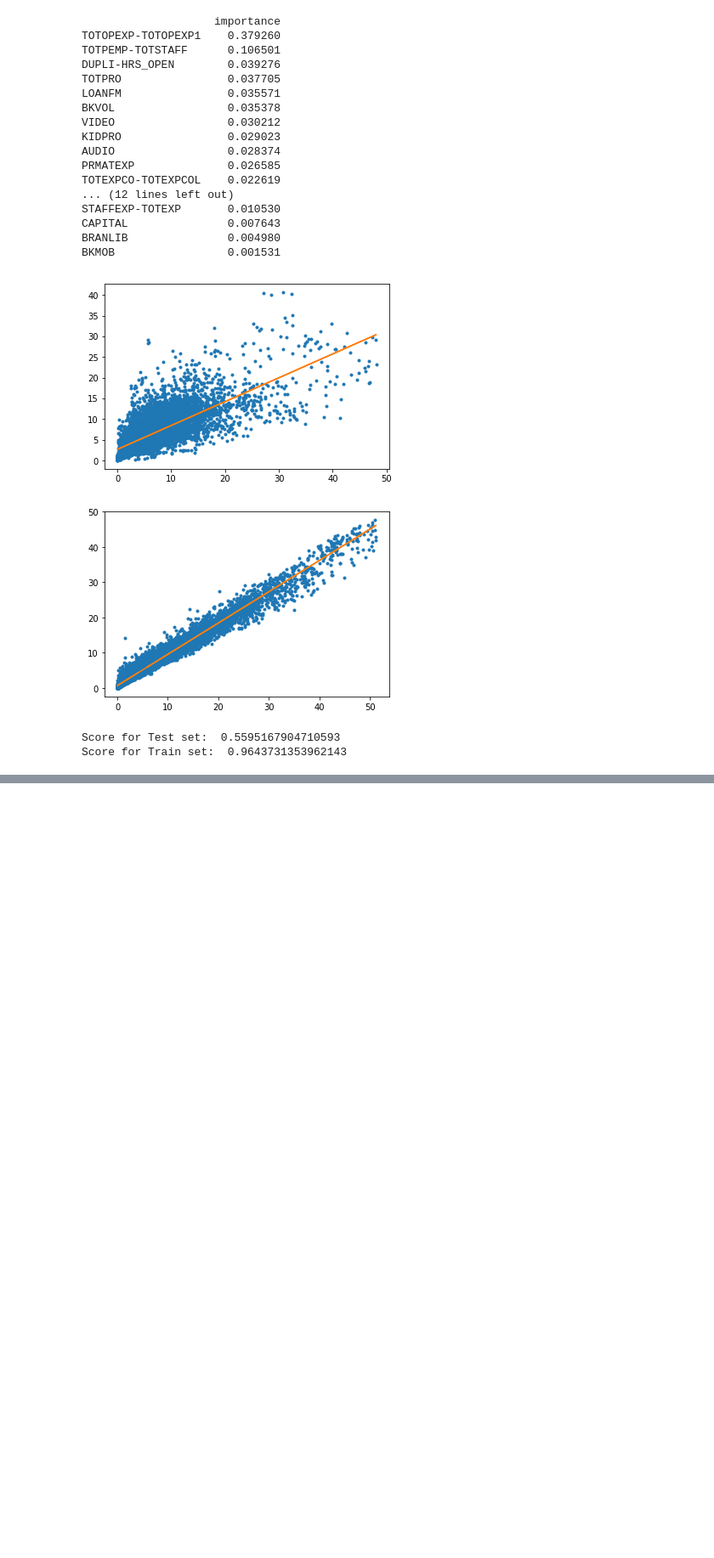
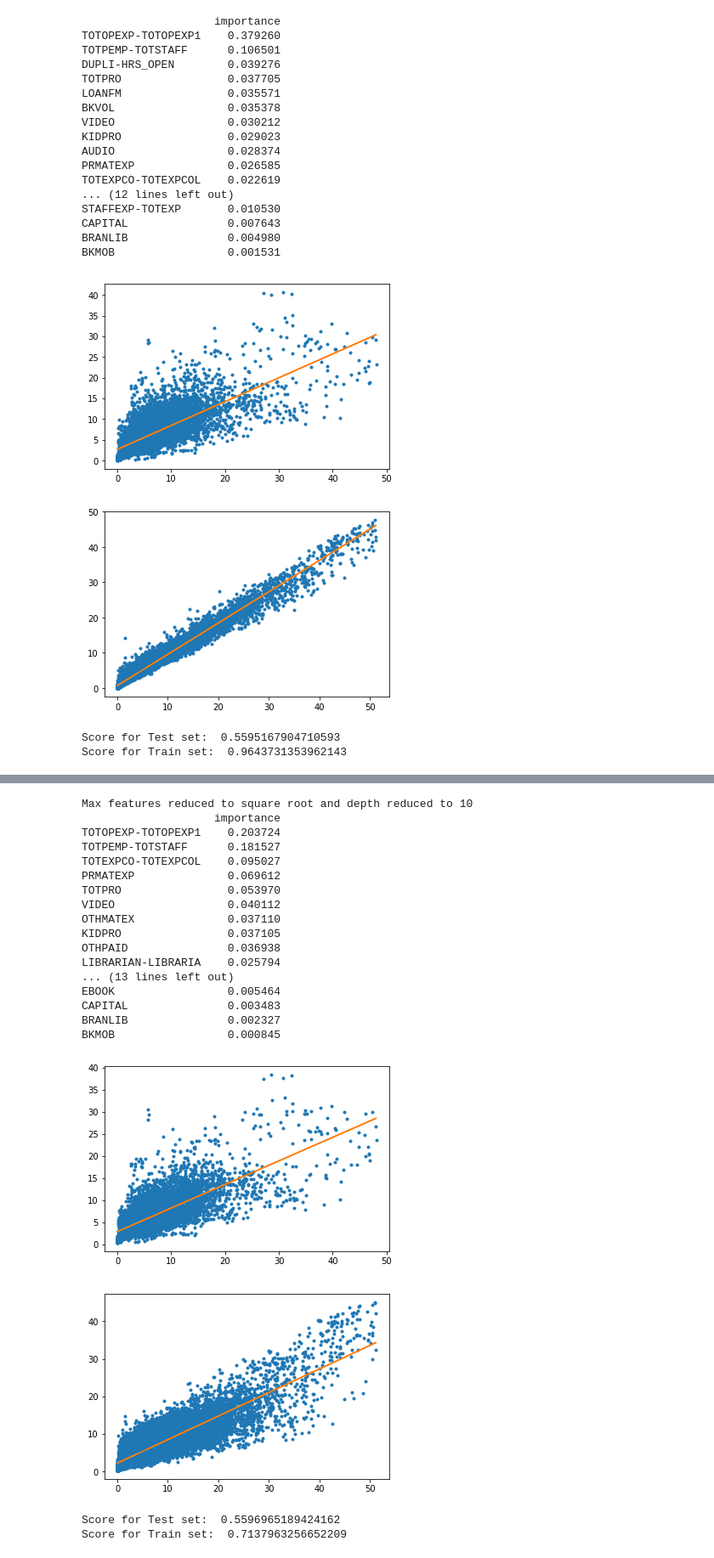
Before and after one commit to olgabane/Insight2019_LibraryProject, a Jupyter notebook: Library_Week3_Notebook8_RFContinuation.ipynb, the cells around one changed output, grey strips where cells are left out. Shown at 85% size. Drawn from its saved outputs; the diff is of its cells as text; code cells hidden in the pictures; blank space fills up the shorter version.

```diff
--- a/Library_Week3_Notebook8_RFContinuation.ipynb
+++ b/Library_Week3_Notebook8_RFContinuation.ipynb
@@ -419,7 +419,7 @@ Concat201116_INCOMPLETECOLSDEL2.columns
 #Delete 'AUDIO_DL', 'AUDIO_PH'
 Concat201116_INCOMPLETECOLSDEL3 = Concat201116_INCOMPLETECOLSDEL2.drop(columns = ['AUDIO_DL', 'AUDIO_PH'])
 #Put 'ADDRESS', 'ATTEND-VISITS', 'CITY', 'CNTY', 'FSCSKEY', 'LIBNAME' in dif DF
-Location_Detail_DF = Concat201116_INCOMPLETECOLSDEL2[['ADDRESS', 'ATTEND-VISITS', 'CITY', 'CNTY', 'FSCSKEY', 'LIBNAME']]
+Location_Detail_DF = Concat201116_INCOMPLETECOLSDEL2[['ADDRESS', 'ATTEND-VISITS', 'CITY', 'CNTY', 'STABR', 'FSCSKEY', 'LIBNAME']]
 
 #NOW delete from concatDF
 Concat201116_INCOMPLETECOLSDEL4 = Concat201116_INCOMPLETECOLSDEL3.drop(columns = ['ADDRESS', 'ATTEND-VISITS', 'CITY', 'CNTY', 'FSCSKEY', 'LIBNAME'])
@@ -542,14 +449,0 @@ Number of outliers: 56
-# %%
-#divide everything by population
-ReducedDF_noNaN_noSpace_DropOutliers_POPDIV = copy.deepcopy(ReducedDF_noNaN_noSpace_DropOutliers)
-
-cols_to_divide_by_pop = ['BENEFIT','BKMOB','BKVOL','BRANLIB','CAPITAL','CAP_REV','CENTLIB','EBOOK','ELMATEXP',
- 'FCAP_REV','KIDPRO','LIBRARIAN-LIBRARIA','LOANFM','LOANTO','LOCGVT','MASTER',
- 'OCAP_REV','OTHINCM','OTHMATEX','OTHOPEXP','OTHPAID',
- 'PRMATEXP','SALARIES','SCAP_REV','STAFFEXP-TOTEXP','STGVT','TOTEXPCO-TOTEXPCOL',
- 'TOTINCM','TOTOPEXP-TOTOPEXP1','TOTPRO','TOTPEMP-TOTSTAFF','YAPRO','AUDIO','VIDEO']
-
-
-for col in cols_to_divide_by_pop:
-    ReducedDF_noNaN_noSpace_DropOutliers_POPDIV[col] = ReducedDF_noNaN_noSpace_DropOutliers_POPDIV[col].astype(float)
-    ReducedDF_noNaN_noSpace_DropOutliers_POPDIV[col] = ReducedDF_noNaN_noSpace_DropOutliers_POPDIV[col].astype(float)/ReducedDF_noNaN_noSpace_DropOutliers_POPDIV['POPU-POPU_LSA']
@@ -558,19 +449,0 @@ for col in cols_to_divide_by_pop:
-# %%
-###GET random set of libraries to remove
-Location_Detail_DF_noNaN_noSpace_DropOutliers = Location_Detail_DF_noNaN_noSpace_DropOutliers.reset_index(drop=True)
-ReducedDF_noNaN_noSpace_DropOutliers_POPDIV = ReducedDF_noNaN_noSpace_DropOutliers_POPDIV.reset_index(drop=True)
-
-UniqueFSCS = set(Location_Detail_DF_noNaN_noSpace_DropOutliers.loc[:, 'FSCSKEY'].tolist())
-print(len(UniqueFSCS))
-
-#Pick 20% of FSCSKEYS randomly
-Numb_to_sel = int((.20*len(UniqueFSCS)))
-_20PctFSCSList = random.sample(UniqueFSCS, Numb_to_sel)
-
-#Get index of these FSCSKEYS from Location_Detail_DF_noNaN_noSpace
-Indexlist = list()
-for FSCSkey in _20PctFSCSList:
-    Indexfor_20PctFSCSList = Location_Detail_DF_noNaN_noSpace_DropOutliers[Location_Detail_DF_noNaN_noSpace_DropOutliers.FSCSKEY == FSCSkey].index
-    Indexlist.append(list(Indexfor_20PctFSCSList))
-flattened_Indexlist = [val for sublist in Indexlist for val in sublist]
-print(len(flattened_Indexlist))
@@ -1321,0 +977,25 @@ Same as RF above.
+# %%
+print("Max features reduced to square root and depth reduced to 10")
+rffunction(DF_for_RF = DFforRF1_POPDIV, n_est_number = 100, rstate = 42, mdepth = 10, max_feat_str = "sqrt")
+# %% [output]
+Max features reduced to square root and depth reduced to 10
+                    importance
+TOTOPEXP-TOTOPEXP1    0.203724
+TOTPEMP-TOTSTAFF      0.181527
+TOTEXPCO-TOTEXPCOL    0.095027
+PRMATEXP              0.069612
+TOTPRO                0.053970
+VIDEO                 0.040112
+OTHMATEX              0.037110
+KIDPRO                0.037105
+OTHPAID               0.036938
+LIBRARIAN-LIBRARIA    0.025794
+... (13 lines left out)
+EBOOK                 0.005464
+CAPITAL               0.003483
+BRANLIB               0.002327
+BKMOB                 0.000845
+[figure, added]
+[figure, added]
+Score for Test set:  0.5596965189424162
+Score for Train set:  0.7137963256652209
```
Also changed, not shown: parts of 56 cells of this notebook.
